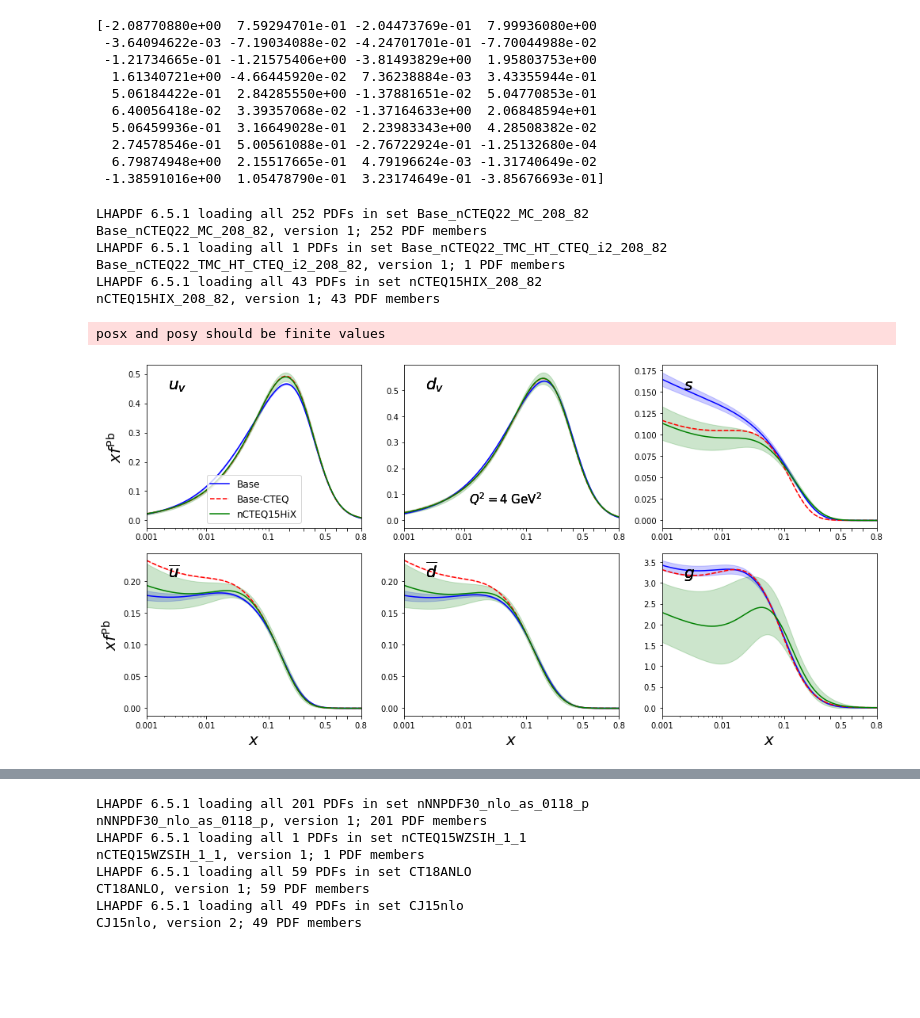
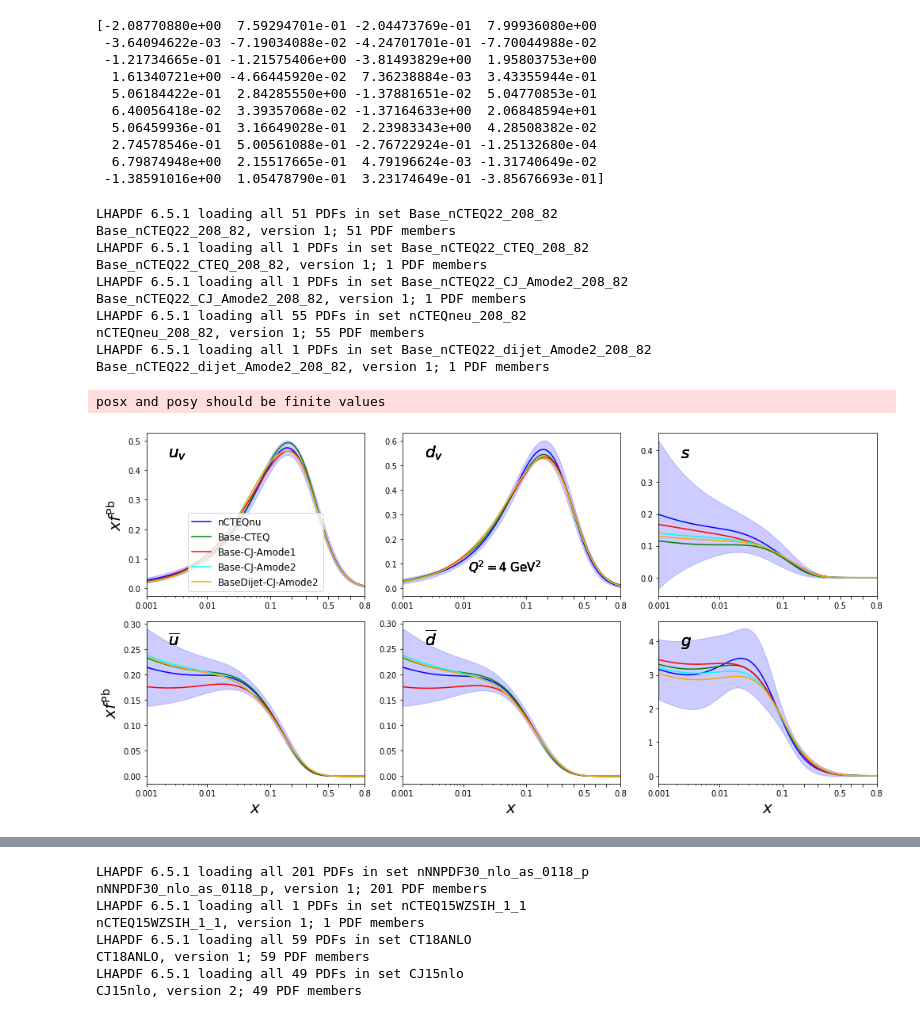
Before and after one commit to khoirulmuzakka/Parton-Distribution-Function-Plotting-Tools, a Jupyter notebook: example/Replicas/mc.ipynb, the cells around one changed output, grey strips where cells are left out. Saved outputs shown, nothing was run; the diff lists cells and outputs as text; code cells hidden in the pictures; blank space fills up the shorter version.

```diff
--- a/example/Replicas/mc.ipynb
+++ b/example/Replicas/mc.ipynb
@@ -58,22 +58,19 @@ np.savetxt("hessian_replica_p40.txt", hess)
 # %%
 A=208
 Z=82
-base_MC_p40 = PDFs("Base_nCTEQ22_MC_"+str(A)+"_"+str(Z), "MCreplica", A, Z, True)
-#base_MC_p25 = PDFs("Base_nCTEQ22_MC_p25_"+str(A)+"_"+str(Z), "MCreplica", A, Z, True)
-#base_hess_p25 = PDFs("Base_nCTEQ22_"+str(A)+"_"+str(Z), "MCreplica", A, Z, True)
-#base_MChess = PDFs("Base_nCTEQ22_MC_hess_"+str(A)+"_"+str(Z), "sym", A, Z, True)
-base_cteq = PDFs("Base_nCTEQ22_TMC_HT_CTEQ_i2_"+str(A)+"_"+str(Z), "sym", A, Z, True)
-#nnpdf = PDFs("nNNPDF30_nlo_as_0118_A208_Z82", "MCreplica", A, Z, False)
-hix = PDFs("nCTEQ15HIX_"+str(A)+"_"+str(Z), "sym", A, Z, True)
+base_cj= PDFs("Base_nCTEQ22_"+str(A)+"_"+str(Z), "sym", A, Z, True)
+base_cteq = PDFs("Base_nCTEQ22_CTEQ_"+str(A)+"_"+str(Z), "sym", A, Z, True)
+base_cj2= PDFs("Base_nCTEQ22_CJ_Amode2_"+str(A)+"_"+str(Z), "sym", A, Z, True)
+nCTEQnu = PDFs("nCTEQneu_"+str(A)+"_"+str(Z), "sym", A, Z, True)
+basedijet_cj2= PDFs("Base_nCTEQ22_dijet_Amode2_"+str(A)+"_"+str(Z), "sym", A, Z, True)
 
 
-mypdfs = [  [base_MC_p40, "blue", "-", "Base", True, 0.2], #pdf, color, linestyle, label, fullnuc, error, allpha
-            #[base_MC_p25, "green", "-", "BaseMCp25", True, 0.4], #pdf, color, linestyle, label, fullnuc, error, allpha
-            # [base_hess_p25, "red", "-", "BaseHessp25", True, 0.1], #pdf, color, linestyle, label, fullnuc, error, allpha
-           #[base_MChess, "green", "dashed", "BaseMChess",  True, 0.1],
-             [base_cteq, "red", "dashed", "Base-CTEQ",  True, 0.2],
-            [hix, "green", "-", "nCTEQ15HiX",  True, 0.2],
-           # [nnpdf, "cyan", "-", "NNPDF",  True, 0.2]
+mypdfs = [  [nCTEQnu, "blue", "-", "nCTEQnu", True, 0.2], #pdf, color, linestyle, label, fullnuc, error, allpha
+            [base_cteq, "green", "-", "Base-CTEQ", False, 0.1], #pdf, color, linestyle, label, fullnuc, error, allpha
+            [base_cj, "red", "-", "Base-CJ-Amode1", False, 0.1], #pdf, color, linestyle, label, fullnuc, error, allpha
+             [base_cj2, "cyan", "-", "Base-CJ-Amode2",  False, 0.1],
+              [basedijet_cj2, "orange", "-", "BaseDijet-CJ-Amode2",  False, 0.1],
+
 ]
 
 flavors = ["uv", "dv", "s", "ubar", "dbar", "g"]
@@ -113,40 +110,44 @@ for iflv, flv in enumerate(flavors) :
 
 
         plt.xscale("logit" ,one_half="0.5")
         if int(iflv/3)==1 :
             plt.xlabel(r'${x}$',fontsize=20)
         if (iflv%3 ==0) :
             plt.ylabel(r'${xf^{{\mathrm{{Pb}}}}}$',fontsize=20, rotation=90)
         plt.annotate(flvlabel, xy=(0.1, 0.85), xycoords='axes fraction', fontsize=20)
 
 
 
         if (flv!="s") :
             pass#plt.ylim(0.6, 1.4)
         else :
             pass#plt.ylim(0., 2.4)
 
         if (iflv==0):
             plt.legend(loc="lower center", fontsize=12)
         if (iflv == 1) :
             plt.annotate("$Q^2={}\ \mathrm{{GeV}}^2$".format(4), xy=(0.3, 0.15), xycoords='axes fraction', fontsize=15)
         #ax.set_xticklabels(["0","0.001", "0.01", "0.1","0.5","0.9", "0.95"])
         #plt.gca().set_ylim(bottom=0)
         ax.set_xticks([0.001, 0.01, 0.1, 0.2, 0.3, 0.4, 0.5, 0.6, 0.7, 0.8, 0.9, 0.95])
         ax.set_xticklabels(["0.001", "0.01", "0.1","", "", "", "0.5","", "", "0.8","0.9", "0.95"])
         ax.xaxis.set_minor_formatter(NullFormatter())
         plt.xlim(0.001, 0.8)
 
 plt.savefig("basepdfs_pb.pdf", bbox_inches="tight")
 # %% [output]
-LHAPDF 6.5.1 loading all 252 PDFs in set Base_nCTEQ22_MC_208_82
-Base_nCTEQ22_MC_208_82, version 1; 252 PDF members
-LHAPDF 6.5.1 loading all 1 PDFs in set Base_nCTEQ22_TMC_HT_CTEQ_i2_208_82
-Base_nCTEQ22_TMC_HT_CTEQ_i2_208_82, version 1; 1 PDF members
-LHAPDF 6.5.1 loading all 43 PDFs in set nCTEQ15HIX_208_82
-nCTEQ15HIX_208_82, version 1; 43 PDF members
+LHAPDF 6.5.1 loading all 51 PDFs in set Base_nCTEQ22_208_82
+Base_nCTEQ22_208_82, version 1; 51 PDF members
+LHAPDF 6.5.1 loading all 1 PDFs in set Base_nCTEQ22_CTEQ_208_82
+Base_nCTEQ22_CTEQ_208_82, version 1; 1 PDF members
+LHAPDF 6.5.1 loading all 1 PDFs in set Base_nCTEQ22_CJ_Amode2_208_82
+Base_nCTEQ22_CJ_Amode2_208_82, version 1; 1 PDF members
+LHAPDF 6.5.1 loading all 55 PDFs in set nCTEQneu_208_82
+nCTEQneu_208_82, version 1; 55 PDF members
+LHAPDF 6.5.1 loading all 1 PDFs in set Base_nCTEQ22_dijet_Amode2_208_82
+Base_nCTEQ22_dijet_Amode2_208_82, version 1; 1 PDF members
 posx and posy should be finite values
-[figure, old version]
+[figure, new version]
 # %%
 A=56
 Z=26
```
Also changed, not shown: parts of 2 cells of this notebook, 3 other files.
